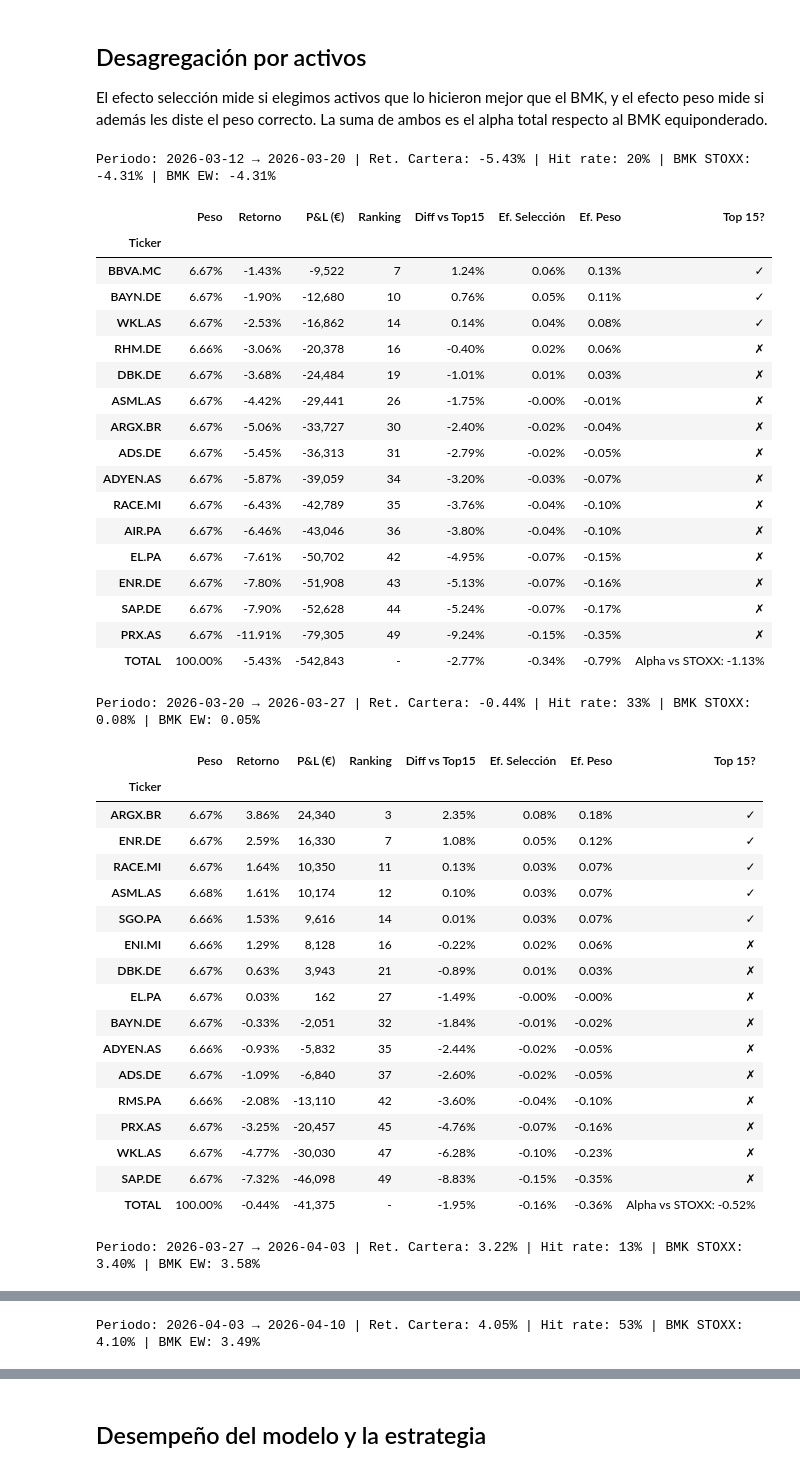
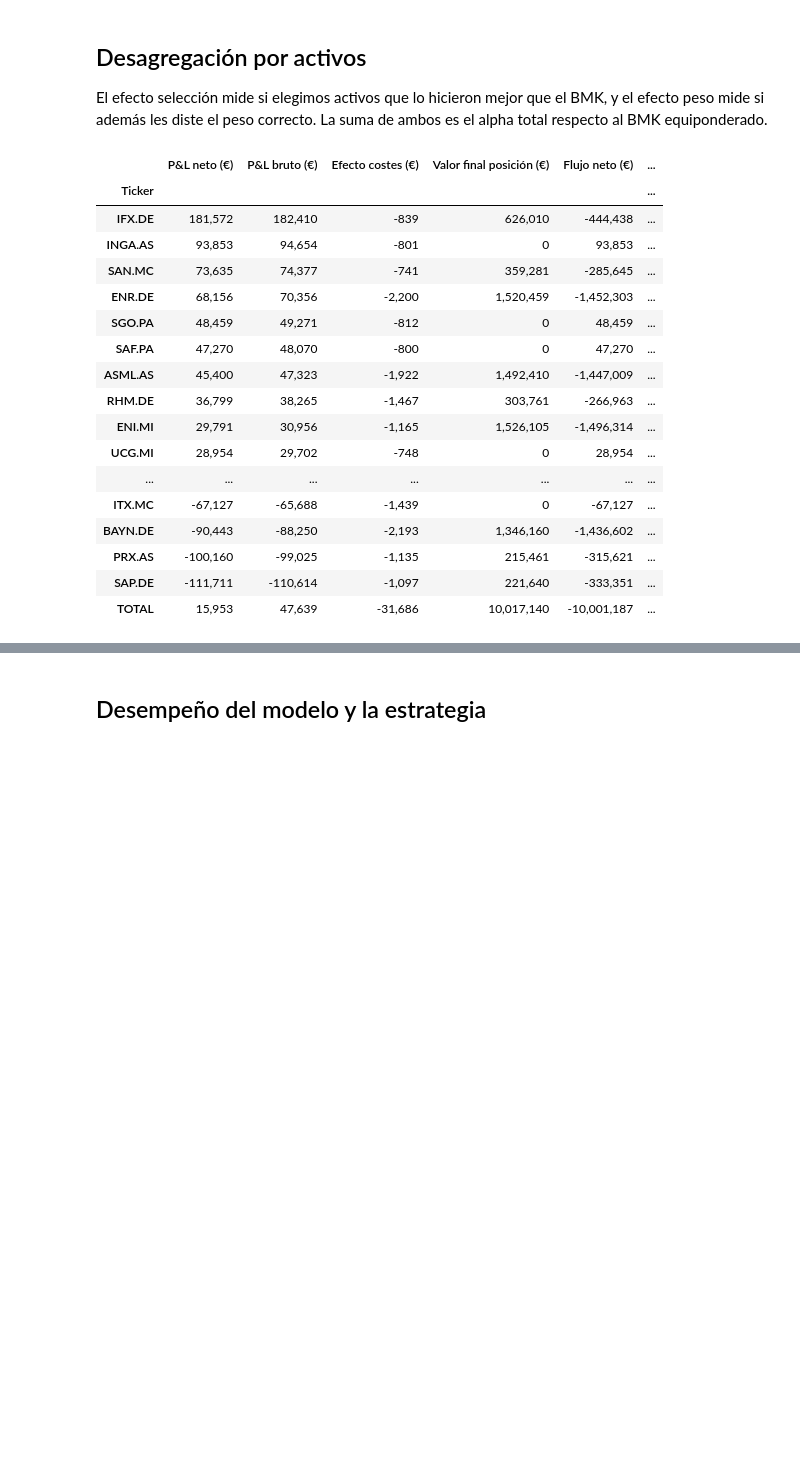
Before and after one commit to Javi-Puerta/Trabajo_gestion_cuantitativa, a Jupyter notebook: Monitoring/resultados_desagregados.ipynb, the cells around one changed output, grey strips where cells are left out. Saved outputs shown, nothing was run; the diff lists cells and outputs as text; code cells hidden in the pictures; blank space fills up the shorter version.

```diff
--- a/Monitoring/resultados_desagregados.ipynb
+++ b/Monitoring/resultados_desagregados.ipynb
@@ -18,56 +18,44 @@ El efecto selección mide si elegimos activos que lo hicieron mejor que el BMK,
 # %%
 def get_eurostoxx50_tickers():
     url = 'https://en.wikipedia.org/wiki/EURO_STOXX_50'
     headers = {"User-Agent": "Mozilla/5.0 ..."}
     response = requests.get(url, headers=headers, timeout=20)
     response.raise_for_status()
 
     tables = pd.read_html(StringIO(response.text), flavor='bs4')
     df = next(t for t in tables if 'Ticker' in t.columns)
     return df['Ticker'].tolist()
 
 universo_tickers = get_eurostoxx50_tickers()
 
 df = pd.read_csv("../mi_cartera/historial_operaciones.csv", parse_dates=["fecha"])
 fechas_op = sorted(df["fecha"].unique())
-auxfun.analisis_todas_semanas(df, universo_tickers)
+tabla_pnl = auxfun.analisis_todas_semanas(df, universo_tickers)
+
+display(tabla_pnl.style.format({
+    "P&L neto (€)": "{:,.0f}",
+    "P&L bruto (€)": "{:,.0f}",
+    "Efecto costes (€)": "{:,.0f}",
+    "Valor final posición (€)": "{:,.0f}",
+    "Flujo neto (€)": "{:,.0f}",
+    "Diferencia vs NAV (€)": "{:,.2f}",
+}))
 # %% [output]
-Periodo: 2026-03-12 → 2026-03-20 | Ret. Cartera: -5.43% | Hit rate: 20% | BMK STOXX: -4.31% | BMK EW: -4.31%
-|  | Peso | Retorno | P&L (€) | Ranking | Diff vs Top15 | Ef. Selección | Ef. Peso | Top 15? |
-| Ticker |  |  |  |  |  |  |  |  |
-| BBVA.MC | 6.67% | -1.43% | -9,522 | 7 | 1.24% | 0.06% | 0.13% | ✓ |
-| BAYN.DE | 6.67% | -1.90% | -12,680 | 10 | 0.76% | 0.05% | 0.11% | ✓ |
-| WKL.AS | 6.67% | -2.53% | -16,862 | 14 | 0.14% | 0.04% | 0.08% | ✓ |
-| RHM.DE | 6.66% | -3.06% | -20,378 | 16 | -0.40% | 0.02% | 0.06% | ✗ |
-| DBK.DE | 6.67% | -3.68% | -24,484 | 19 | -1.01% | 0.01% | 0.03% | ✗ |
-| ASML.AS | 6.67% | -4.42% | -29,441 | 26 | -1.75% | -0.00% | -0.01% | ✗ |
-| ARGX.BR | 6.67% | -5.06% | -33,727 | 30 | -2.40% | -0.02% | -0.04% | ✗ |
-| ADS.DE | 6.67% | -5.45% | -36,313 | 31 | -2.79% | -0.02% | -0.05% | ✗ |
-| ADYEN.AS | 6.67% | -5.87% | -39,059 | 34 | -3.20% | -0.03% | -0.07% | ✗ |
-| RACE.MI | 6.67% | -6.43% | -42,789 | 35 | -3.76% | -0.04% | -0.10% | ✗ |
-| AIR.PA | 6.67% | -6.46% | -43,046 | 36 | -3.80% | -0.04% | -0.10% | ✗ |
-| EL.PA | 6.67% | -7.61% | -50,702 | 42 | -4.95% | -0.07% | -0.15% | ✗ |
-| ENR.DE | 6.67% | -7.80% | -51,908 | 43 | -5.13% | -0.07% | -0.16% | ✗ |
-| SAP.DE | 6.67% | -7.90% | -52,628 | 44 | -5.24% | -0.07% | -0.17% | ✗ |
-| PRX.AS | 6.67% | -11.91% | -79,305 | 49 | -9.24% | -0.15% | -0.35% | ✗ |
-| TOTAL | 100.00% | -5.43% | -542,843 | - | -2.77% | -0.34% | -0.79% | Alpha vs STOXX: -1.13% |
+|  | P&L neto (€) | P&L bruto (€) | Efecto costes (€) | Valor final posición (€) | Flujo neto (€) | ... |
+| Ticker |  |  |  |  |  | ... |
+| IFX.DE | 181,572 | 182,410 | -839 | 626,010 | -444,438 | ... |
+| INGA.AS | 93,853 | 94,654 | -801 | 0 | 93,853 | ... |
+| SAN.MC | 73,635 | 74,377 | -741 | 359,281 | -285,645 | ... |
+| ENR.DE | 68,156 | 70,356 | -2,200 | 1,520,459 | -1,452,303 | ... |
+| SGO.PA | 48,459 | 49,271 | -812 | 0 | 48,459 | ... |
+| SAF.PA | 47,270 | 48,070 | -800 | 0 | 47,270 | ... |
+| ASML.AS | 45,400 | 47,323 | -1,922 | 1,492,410 | -1,447,009 | ... |
+| RHM.DE | 36,799 | 38,265 | -1,467 | 303,761 | -266,963 | ... |
+| ENI.MI | 29,791 | 30,956 | -1,165 | 1,526,105 | -1,496,314 | ... |
+| UCG.MI | 28,954 | 29,702 | -748 | 0 | 28,954 | ... |
+| ... | ... | ... | ... | ... | ... | ... |
+| ITX.MC | -67,127 | -65,688 | -1,439 | 0 | -67,127 | ... |
+| BAYN.DE | -90,443 | -88,250 | -2,193 | 1,346,160 | -1,436,602 | ... |
+| PRX.AS | -100,160 | -99,025 | -1,135 | 215,461 | -315,621 | ... |
+| SAP.DE | -111,711 | -110,614 | -1,097 | 221,640 | -333,351 | ... |
+| TOTAL | 15,953 | 47,639 | -31,686 | 10,017,140 | -10,001,187 | ... |
-Periodo: 2026-03-20 → 2026-03-27 | Ret. Cartera: -0.44% | Hit rate: 33% | BMK STOXX: 0.08% | BMK EW: 0.05%
-|  | Peso | Retorno | P&L (€) | Ranking | Diff vs Top15 | Ef. Selección | Ef. Peso | Top 15? |
-| Ticker |  |  |  |  |  |  |  |  |
-| ARGX.BR | 6.67% | 3.86% | 24,340 | 3 | 2.35% | 0.08% | 0.18% | ✓ |
-| ENR.DE | 6.67% | 2.59% | 16,330 | 7 | 1.08% | 0.05% | 0.12% | ✓ |
-| RACE.MI | 6.67% | 1.64% | 10,350 | 11 | 0.13% | 0.03% | 0.07% | ✓ |
-| ASML.AS | 6.68% | 1.61% | 10,174 | 12 | 0.10% | 0.03% | 0.07% | ✓ |
-| SGO.PA | 6.66% | 1.53% | 9,616 | 14 | 0.01% | 0.03% | 0.07% | ✓ |
-| ENI.MI | 6.66% | 1.29% | 8,128 | 16 | -0.22% | 0.02% | 0.06% | ✗ |
-| DBK.DE | 6.67% | 0.63% | 3,943 | 21 | -0.89% | 0.01% | 0.03% | ✗ |
-| EL.PA | 6.67% | 0.03% | 162 | 27 | -1.49% | -0.00% | -0.00% | ✗ |
-| BAYN.DE | 6.67% | -0.33% | -2,051 | 32 | -1.84% | -0.01% | -0.02% | ✗ |
-| ADYEN.AS | 6.66% | -0.93% | -5,832 | 35 | -2.44% | -0.02% | -0.05% | ✗ |
-| ADS.DE | 6.67% | -1.09% | -6,840 | 37 | -2.60% | -0.02% | -0.05% | ✗ |
-| RMS.PA | 6.66% | -2.08% | -13,110 | 42 | -3.60% | -0.04% | -0.10% | ✗ |
-| PRX.AS | 6.67% | -3.25% | -20,457 | 45 | -4.76% | -0.07% | -0.16% | ✗ |
-| WKL.AS | 6.67% | -4.77% | -30,030 | 47 | -6.28% | -0.10% | -0.23% | ✗ |
-| SAP.DE | 6.67% | -7.32% | -46,098 | 49 | -8.83% | -0.15% | -0.35% | ✗ |
-| TOTAL | 100.00% | -0.44% | -41,375 | - | -1.95% | -0.16% | -0.36% | Alpha vs STOXX: -0.52% |
-Periodo: 2026-03-27 → 2026-04-03 | Ret. Cartera: 3.22% | Hit rate: 13% | BMK STOXX: 3.40% | BMK EW: 3.58%
@@ -92 +61,0 @@ Periodo: 2026-03-27 → 2026-04-03 | Ret. Cartera: 3.22% | Hit rate: 13% | BMK S
-Periodo: 2026-04-03 → 2026-04-10 | Ret. Cartera: 4.05% | Hit rate: 53% | BMK STOXX: 4.10% | BMK EW: 3.49%
```
Also changed, not shown: parts of 6 cells of this notebook, 8 other files.
